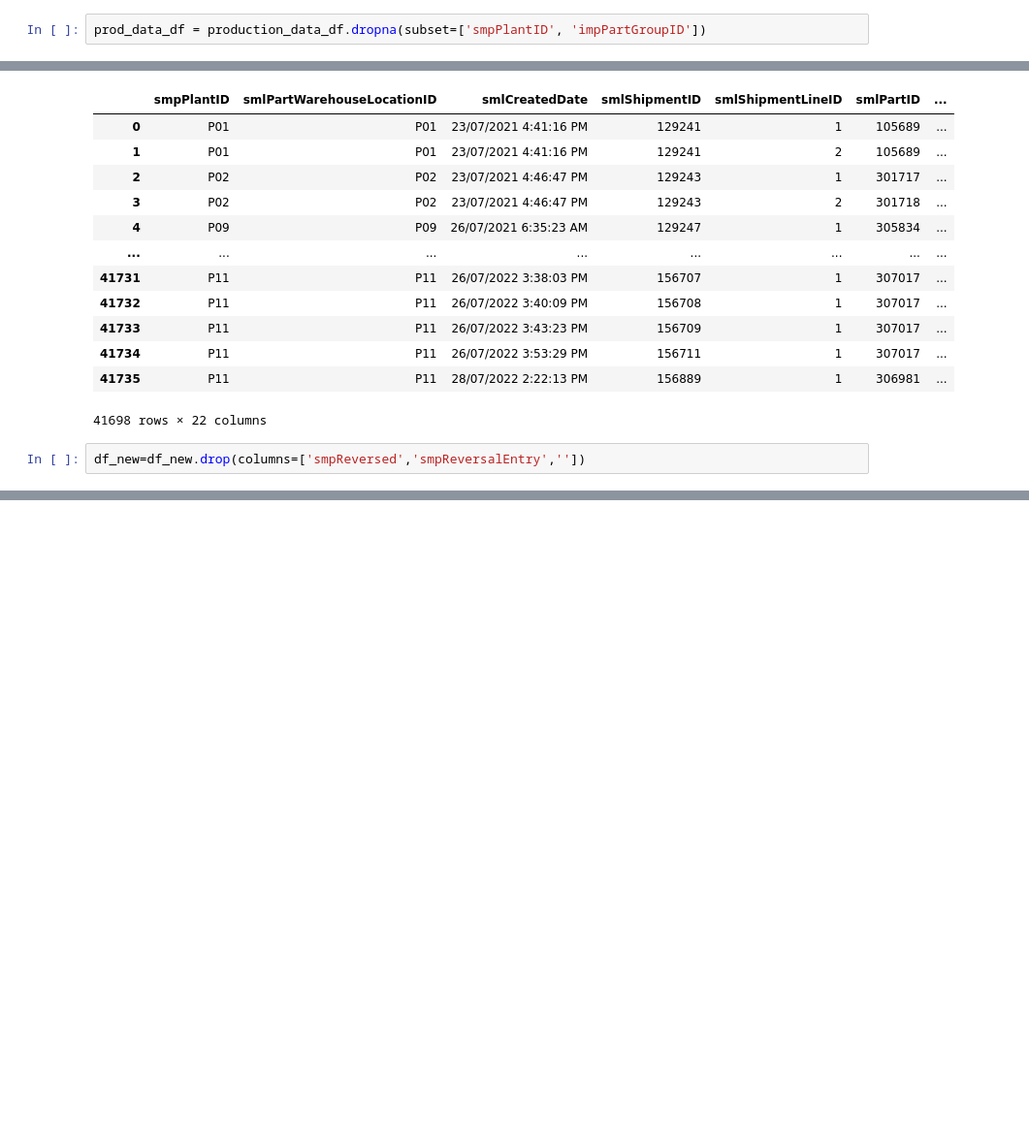
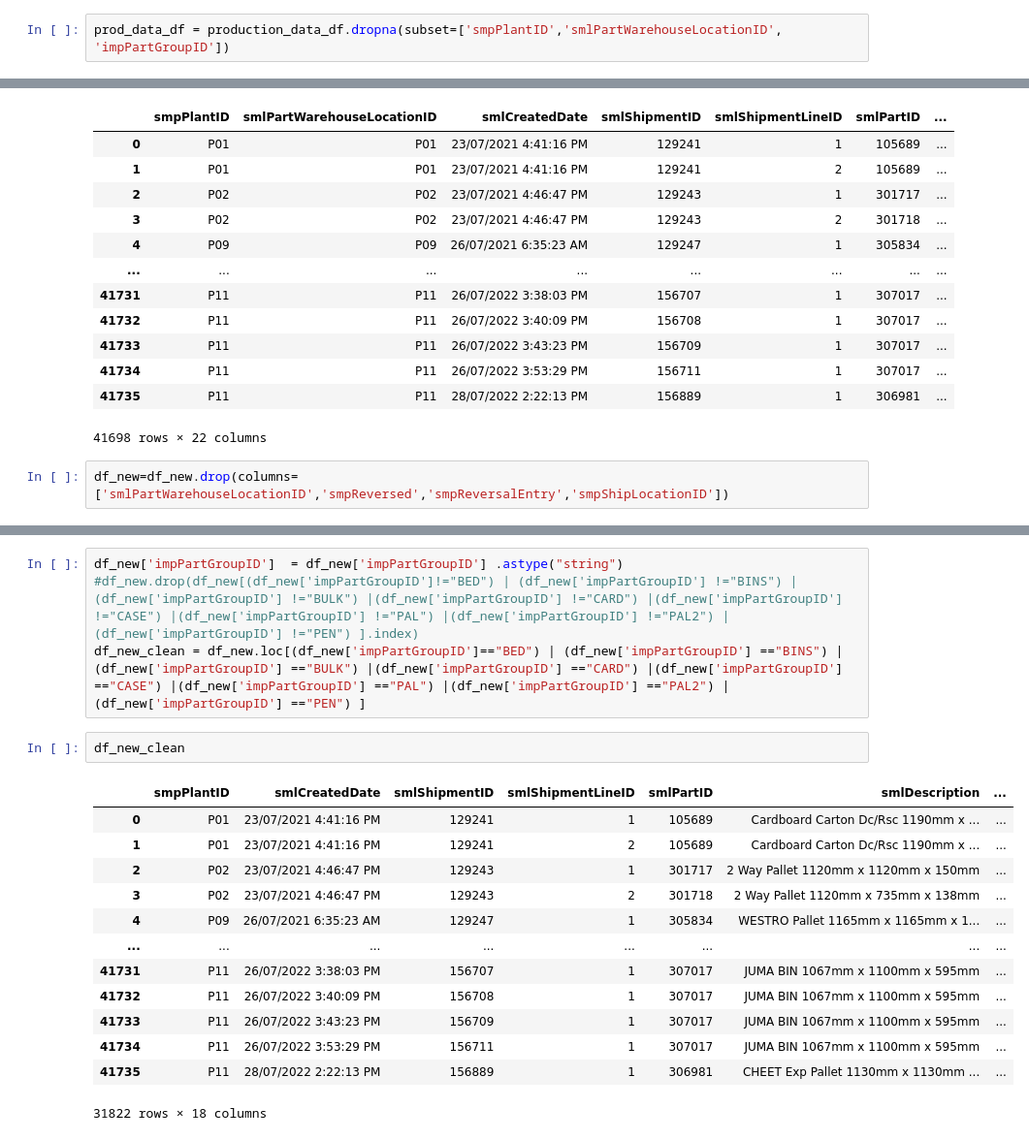
Before and after one commit to ArchanaKarri/Project-3, a Jupyter notebook: code.ipynb, the cells around one changed output, grey strips where cells are left out. Shown: that part at 97% size. Drawn from its saved outputs; the diff is of its cells as text; blank space fills up the shorter version.

Commit message:
clean data

```diff
--- a/code.ipynb
+++ b/code.ipynb
@@ -40,7 +40,7 @@ cmlState                      40839
 cmlPostCode                   37710
 dtype: int64
 # %%
-prod_data_df = production_data_df.dropna(subset=['smpPlantID', 'impPartGroupID'])
+prod_data_df = production_data_df.dropna(subset=['smpPlantID','smlPartWarehouseLocationID', 'impPartGroupID'])
 # %%
 prod_data_df
 # %% [output]
@@ -140,4 +138,4 @@ df_new
 | 41735 | P11 | P11 | 28/07/2022 2:22:13 PM | 156889 | 1 | 306981 | ... |
 41698 rows × 22 columns
 # %%
-df_new=df_new.drop(columns=['smpReversed','smpReversalEntry',''])
+df_new=df_new.drop(columns=['smlPartWarehouseLocationID','smpReversed','smpReversalEntry','smpShipLocationID'])
@@ -148 +164,21 @@ df_new=df_new.drop(columns=['smpReversed','smpReversalEntry',''])
+# %%
+df_new['impPartGroupID']  = df_new['impPartGroupID'] .astype("string")
+#df_new.drop(df_new[(df_new['impPartGroupID']!="BED") | (df_new['impPartGroupID'] !="BINS") |(df_new['impPartGroupID'] !="BULK") |(df_new['impPartGroupID'] !="CARD") |(df_new['impPartGroupID'] !="CASE") |(df_new['impPartGroupID'] !="PAL") |(df_new['impPartGroupID'] !="PAL2") |(df_new['impPartGroupID'] !="PEN") ].index)
+df_new_clean = df_new.loc[(df_new['impPartGroupID']=="BED") | (df_new['impPartGroupID'] =="BINS") |(df_new['impPartGroupID'] =="BULK") |(df_new['impPartGroupID'] =="CARD") |(df_new['impPartGroupID'] =="CASE") |(df_new['impPartGroupID'] =="PAL") |(df_new['impPartGroupID'] =="PAL2") |(df_new['impPartGroupID'] =="PEN") ]
+# %%
+df_new_clean
+# %% [output]
+|  | smpPlantID | smlCreatedDate | smlShipmentID | smlShipmentLineID | smlPartID | smlDescription | ... |
+| 0 | P01 | 23/07/2021 4:41:16 PM | 129241 | 1 | 105689 | Cardboard Carton Dc/Rsc 1190mm x ... | ... |
+| 1 | P01 | 23/07/2021 4:41:16 PM | 129241 | 2 | 105689 | Cardboard Carton Dc/Rsc 1190mm x ... | ... |
+| 2 | P02 | 23/07/2021 4:46:47 PM | 129243 | 1 | 301717 | 2 Way Pallet 1120mm x 1120mm x 150mm | ... |
+| 3 | P02 | 23/07/2021 4:46:47 PM | 129243 | 2 | 301718 | 2 Way Pallet 1120mm x 735mm x 138mm | ... |
+| 4 | P09 | 26/07/2021 6:35:23 AM | 129247 | 1 | 305834 | WESTRO Pallet 1165mm x 1165mm x 1... | ... |
+| ... | ... | ... | ... | ... | ... | ... | ... |
+| 41731 | P11 | 26/07/2022 3:38:03 PM | 156707 | 1 | 307017 | JUMA BIN 1067mm x 1100mm x 595mm | ... |
+| 41732 | P11 | 26/07/2022 3:40:09 PM | 156708 | 1 | 307017 | JUMA BIN 1067mm x 1100mm x 595mm | ... |
+| 41733 | P11 | 26/07/2022 3:43:23 PM | 156709 | 1 | 307017 | JUMA BIN 1067mm x 1100mm x 595mm | ... |
+| 41734 | P11 | 26/07/2022 3:53:29 PM | 156711 | 1 | 307017 | JUMA BIN 1067mm x 1100mm x 595mm | ... |
+| 41735 | P11 | 28/07/2022 2:22:13 PM | 156889 | 1 | 306981 | CHEET Exp Pallet 1130mm x 1130mm ... | ... |
+31822 rows × 18 columns
 # %%
```
Also changed, not shown: parts of 6 cells of this notebook, 1 other file.
